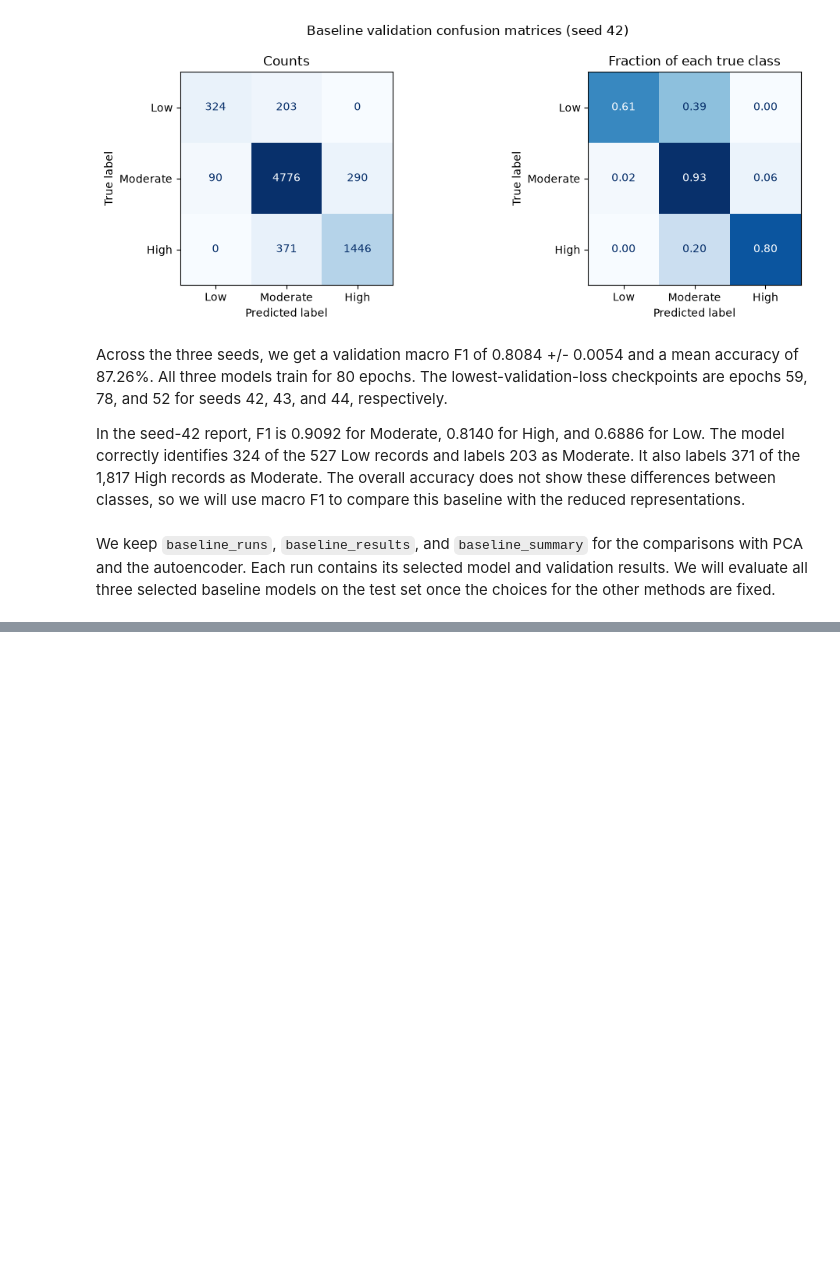
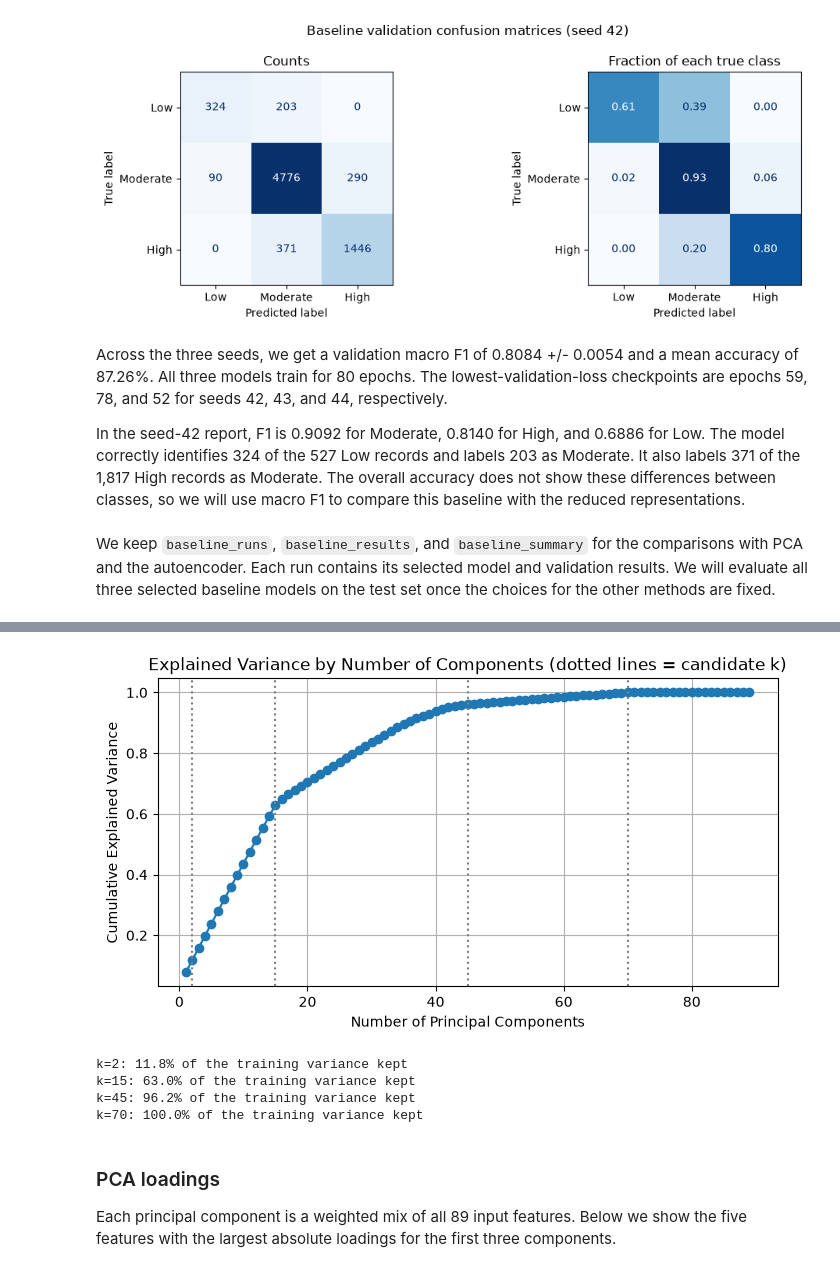
Before and after one commit to Gabriel-Labariento/csci114, a Jupyter notebook: lab2/lab2.ipynb, the cells around one changed output, grey strips where cells are left out. Cells and saved outputs as stored; diff of their text form; code cells hidden in the pictures; blank space fills up the shorter version.

```diff
--- a/lab2/lab2.ipynb
+++ b/lab2/lab2.ipynb
@@ -969,0 +802,27 @@ plt.show()
+# %%
+pca = PCA()
+pca.fit(X_train_processed)
+
+explained_var = np.cumsum(pca.explained_variance_ratio_)
+plt.figure(figsize=(8, 4))
+plt.plot(range(1, len(explained_var) + 1), explained_var, marker="o")
+for k in candidate_dimensions:
+    plt.axvline(k, color="gray", linestyle=":")
+plt.xlabel("Number of Principal Components")
+plt.ylabel("Cumulative Explained Variance")
+plt.title("Explained Variance by Number of Components (dotted lines = candidate k)")
+plt.grid(True)
+plt.show()
+
+for k in candidate_dimensions:
+    print(f"k={k}: {explained_var[k - 1]:.1%} of the training variance kept")
+# %% [output]
+[figure, added]
+k=2: 11.8% of the training variance kept
+k=15: 63.0% of the training variance kept
+k=45: 96.2% of the training variance kept
+k=70: 100.0% of the training variance kept
+# %% [markdown]
+### PCA loadings
+
+Each principal component is a weighted mix of all 89 input features. Below we show the five features with the largest absolute loadings for the first three components.
```
Also changed, not shown: parts of 31 cells of this notebook.
